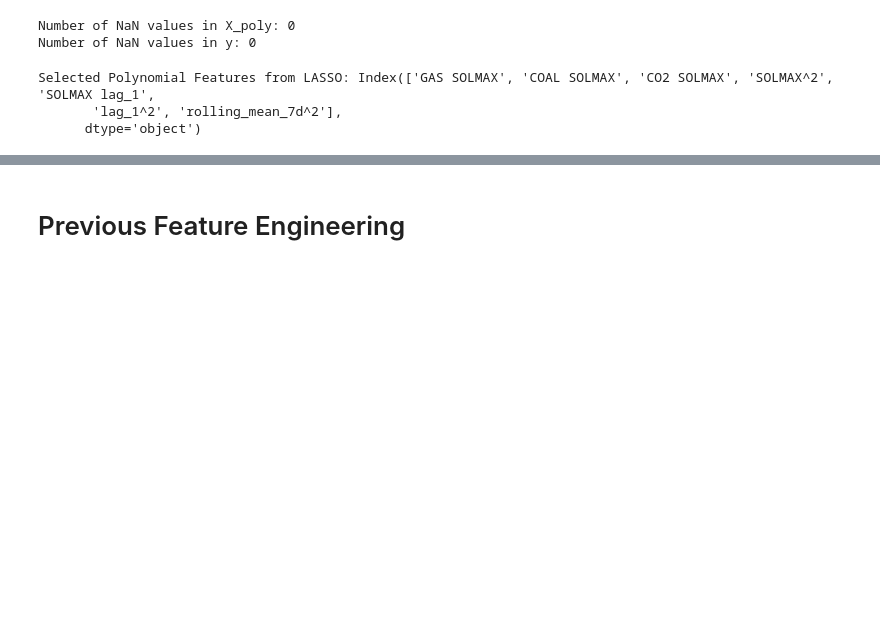
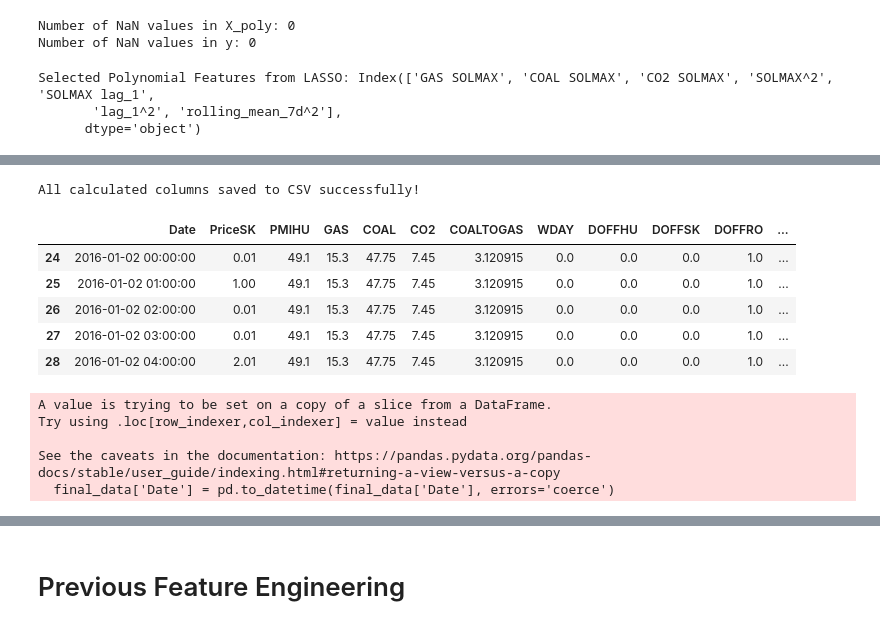
Before and after one commit to venture-data/lstm-example, a Jupyter notebook: ploting_data_features.ipynb, the cells around one changed output, grey strips where cells are left out. Saved outputs shown, nothing was run; the diff lists cells and outputs as text; code cells hidden in the pictures; blank space fills up the shorter version.

```diff
--- a/ploting_data_features.ipynb
+++ b/ploting_data_features.ipynb
@@ -438,0 +445,16 @@ Combined Features for Prophet: ['GAS SOLMAX', 'CO2 SOLMAX', 'SOLMAX lag_1', 'lag
+# %%
+# Save the full DataFrame with all calculated columns
+data.to_csv("raw_columns_for_training.csv", index=False)
+
+print("All calculated columns saved to CSV successfully!")
+# %% [output]
+All calculated columns saved to CSV successfully!
+# %%
+data.head()
+# %% [output]
+|  | Date | PriceSK | PMIHU | GAS | COAL | CO2 | COALTOGAS | WDAY | DOFFHU | DOFFSK | DOFFRO | ... |
+| 24 | 2016-01-02 00:00:00 | 0.01 | 49.1 | 15.3 | 47.75 | 7.45 | 3.120915 | 0.0 | 0.0 | 0.0 | 1.0 | ... |
+| 25 | 2016-01-02 01:00:00 | 1.00 | 49.1 | 15.3 | 47.75 | 7.45 | 3.120915 | 0.0 | 0.0 | 0.0 | 1.0 | ... |
+| 26 | 2016-01-02 02:00:00 | 0.01 | 49.1 | 15.3 | 47.75 | 7.45 | 3.120915 | 0.0 | 0.0 | 0.0 | 1.0 | ... |
+| 27 | 2016-01-02 03:00:00 | 0.01 | 49.1 | 15.3 | 47.75 | 7.45 | 3.120915 | 0.0 | 0.0 | 0.0 | 1.0 | ... |
+| 28 | 2016-01-02 04:00:00 | 2.01 | 49.1 | 15.3 | 47.75 | 7.45 | 3.120915 | 0.0 | 0.0 | 0.0 | 1.0 | ... |
@@ -438,0 +466,12 @@ Combined Features for Prophet: ['GAS SOLMAX', 'CO2 SOLMAX', 'SOLMAX lag_1', 'lag
+# %%
+# Convert 'Date' column to datetime format
+final_data['Date'] = pd.to_datetime(final_data['Date'], errors='coerce')
+
+# Ensure the 'Date' column is formatted properly as a string with hours and minutes only
+final_data.loc[:, 'Date'] = final_data['Date'].dt.strftime('%Y-%m-%d %H:%M')  # Format without seconds
+# %% [output]
+A value is trying to be set on a copy of a slice from a DataFrame.
+Try using .loc[row_indexer,col_indexer] = value instead
+
+See the caveats in the documentation: https://pandas.pydata.org/pandas-docs/stable/user_guide/indexing.html#returning-a-view-versus-a-copy
+  final_data['Date'] = pd.to_datetime(final_data['Date'], errors='coerce')
```
Also changed, not shown: parts of 23 cells of this notebook, 1 other file.
